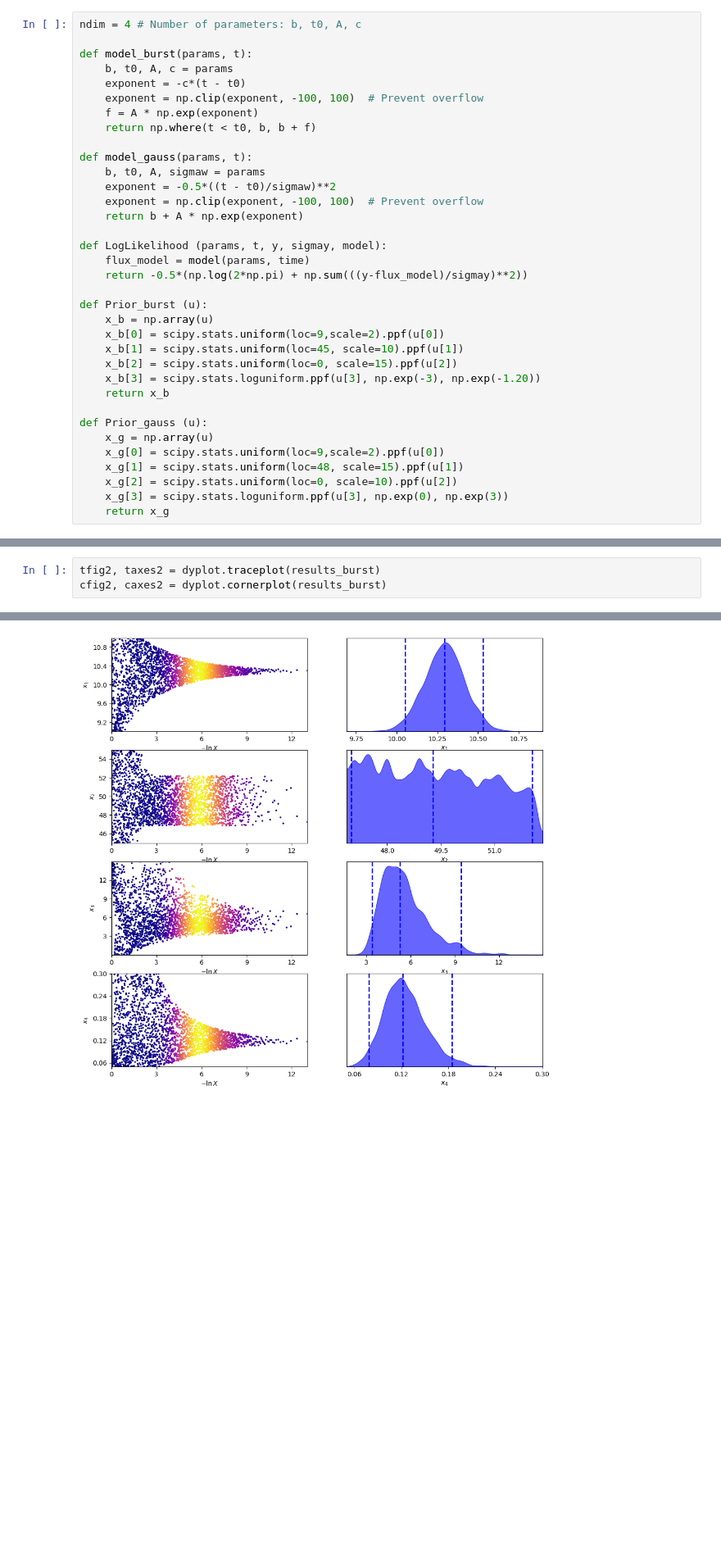
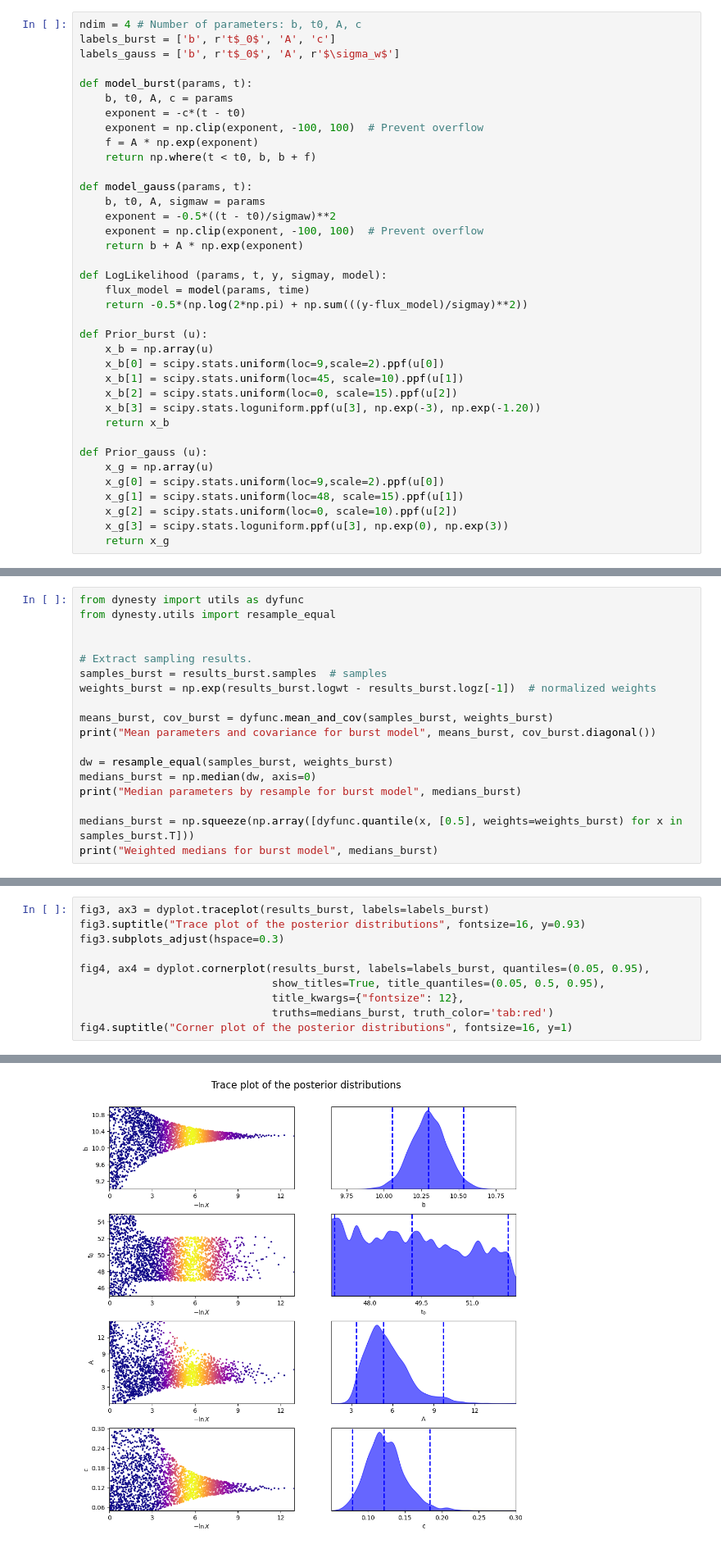
Before and after one commit to NiccoManto01/ilovegit, a Jupyter notebook: Lezioni/Lezione_12/TransUniv2.ipynb, the cells around one changed output, grey strips where cells are left out. Shown at 82% size. Cells and saved outputs as stored; diff of their text form; blank space fills up the shorter version.

```diff
--- a/Lezioni/Lezione_12/TransUniv2.ipynb
+++ b/Lezioni/Lezione_12/TransUniv2.ipynb
@@ -19,6 +19,8 @@ ax1.grid()
 [figure]
 # %%
 ndim = 4 # Number of parameters: b, t0, A, c
+labels_burst = ['b', r't$_0$', 'A', 'c']
+labels_gauss = ['b', r't$_0$', 'A', r'$\sigma_w$']
 
 def model_burst(params, t):
     b, t0, A, c = params
@@ -65,0 +68,18 @@ fig2, ax2 = dyplot.runplot(results_burst)
+# %%
+from dynesty import utils as dyfunc
+from dynesty.utils import resample_equal
+
+
+# Extract sampling results.
+samples_burst = results_burst.samples  # samples
+weights_burst = np.exp(results_burst.logwt - results_burst.logz[-1])  # normalized weights
+
+means_burst, cov_burst = dyfunc.mean_and_cov(samples_burst, weights_burst)
+print("Mean parameters and covariance for burst model", means_burst, cov_burst.diagonal())
+
+dw = resample_equal(samples_burst, weights_burst)
+medians_burst = np.median(dw, axis=0)
+print("Median parameters by resample for burst model", medians_burst)
+
+medians_burst = np.squeeze(np.array([dyfunc.quantile(x, [0.5], weights=weights_burst) for x in samples_burst.T]))
+print("Weighted medians for burst model", medians_burst)
@@ -66,4 +90,11 @@ fig2, ax2 = dyplot.runplot(results_burst)
 # %%
-tfig2, taxes2 = dyplot.traceplot(results_burst)
-cfig2, caxes2 = dyplot.cornerplot(results_burst)
+fig3, ax3 = dyplot.traceplot(results_burst, labels=labels_burst)
+fig3.suptitle("Trace plot of the posterior distributions", fontsize=16, y=0.93)
+fig3.subplots_adjust(hspace=0.3)
+
+fig4, ax4 = dyplot.cornerplot(results_burst, labels=labels_burst, quantiles=(0.05, 0.95),
+                              show_titles=True, title_quantiles=(0.05, 0.5, 0.95),
+                              title_kwargs={"fontsize": 12},
+                              truths=medians_burst, truth_color='tab:red')
+fig4.suptitle("Corner plot of the posterior distributions", fontsize=16, y=1)
 # %% [output]
@@ -70 +102 @@ cfig2, caxes2 = dyplot.cornerplot(results_burst)
-[figure, old version]
+[figure, new version]
```
Also changed, not shown: parts of 9 cells of this notebook, 1 other file.
